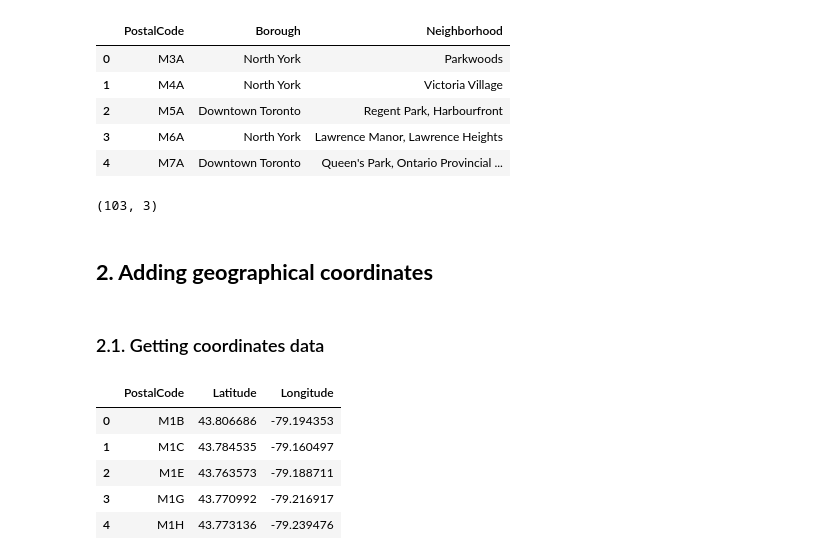
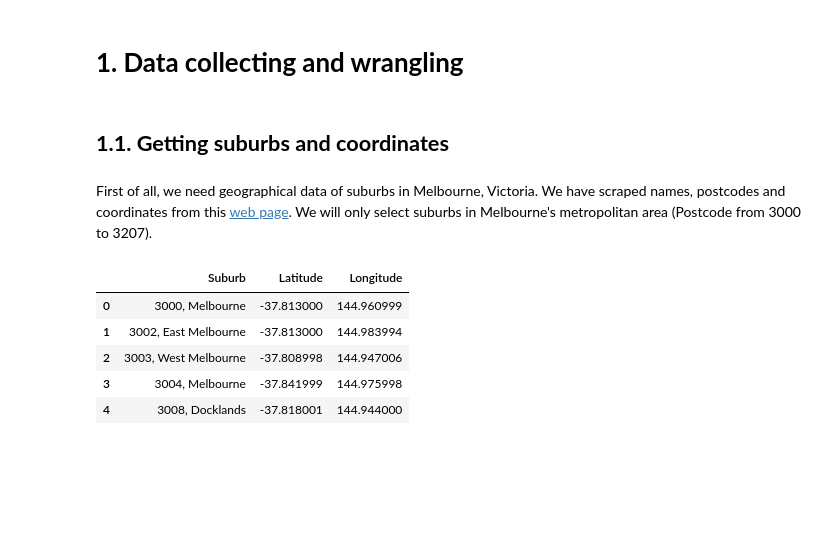
Before and after one commit to quanmtran/Coursera-Capstone-Project, a Jupyter notebook: Coursera_Capstone_Project_Notebook.ipynb, the cells around one changed output. Drawn from its saved outputs; the diff is of its cells as text; code cells hidden in the pictures; blank space fills up the shorter version.

```diff
--- a/Coursera_Capstone_Project_Notebook.ipynb
+++ b/Coursera_Capstone_Project_Notebook.ipynb
@@ -38,17 +15,42 @@ df_table.reset_index(drop=True, inplace=True)
+# %% [markdown]
+# **1. Data collecting and wrangling**
+# %% [markdown]
+## **1.1. Getting suburbs and coordinates**
+# %% [markdown]
+First of all, we need geographical data of suburbs in Melbourne, Victoria.
+We have scraped names, postcodes and coordinates from this [web page](https://www.geonames.org/postal-codes/AU/VIC/victoria.html). We will only select suburbs in Melbourne's metropolitan area (Postcode from 3000 to 3207).
+# %%
+# Scrape the table from the web page
+url = 'https://www.geonames.org/postal-codes/AU/VIC/victoria.html'
+html_content = requests.get(url).text
+soup = BeautifulSoup(html_content, 'lxml')
+table = soup.find_all('table')
+
+# Store the table in a dataframe
+df_table = pd.read_html(str(table))[2]
+
+# Wrangling
+df = df_table.loc[df_table['Unnamed: 0'].notna(), :].reset_index(drop=True)
+coordinates = df_table.loc[df_table['Unnamed: 0'].isna(), 'Place'].dropna().reset_index(drop=True).str.split('/', expand=True).astype('float32')
+df[['Latitude', 'Longitude']] = coordinates
+
+# Select suburbs in Melbourne's metropolitan area (Postcode from 3000 to 3207)
+df = df.loc[df['Code'].isin([str(c) for c in list(range(3000, 3208))])]
+
+# Merge Postcode and Suburb name into one column
+df['Suburb'] = df[['Code', 'Place']].apply(lambda x: ', '.join(x), axis=1)
+
+# Sort by Suburb
+df = df.sort_values(by='Suburb', ignore_index=True)
+
+# Reorder columns
+df = df[['Suburb', 'Latitude', 'Longitude']]
 # %%
-df_table.head()
+df.head()
 # %% [output]
-|  | PostalCode | Borough | Neighborhood |
-| 0 | M3A | North York | Parkwoods |
-| 1 | M4A | North York | Victoria Village |
-| 2 | M5A | Downtown Toronto | Regent Park, Harbourfront |
-| 3 | M6A | North York | Lawrence Manor, Lawrence Heights |
-| 4 | M7A | Downtown Toronto | Queen's Park, Ontario Provincial ... |
+|  | Suburb | Latitude | Longitude |
+| 0 | 3000, Melbourne | -37.813000 | 144.960999 |
+| 1 | 3002, East Melbourne | -37.813000 | 144.983994 |
+| 2 | 3003, West Melbourne | -37.808998 | 144.947006 |
+| 3 | 3004, Melbourne | -37.841999 | 144.975998 |
+| 4 | 3008, Docklands | -37.818001 | 144.944000 |
-# %%
-df_table.shape
-# %% [output]
-(103, 3)
-# %% [markdown]
-## **2. Adding geographical coordinates**
-# %% [markdown]
-### 2.1. Getting coordinates data
@@ -61,9 +56,0 @@ df_geo.rename(columns={'Postal Code': 'PostalCode'}, inplace=True)
-# %%
-df_geo.head()
-# %% [output]
-|  | PostalCode | Latitude | Longitude |
-| 0 | M1B | 43.806686 | -79.194353 |
-| 1 | M1C | 43.784535 | -79.160497 |
-| 2 | M1E | 43.763573 | -79.188711 |
-| 3 | M1G | 43.770992 | -79.216917 |
-| 4 | M1H | 43.773136 | -79.239476 |
```
Also changed, not shown: parts of 88 cells of this notebook.
